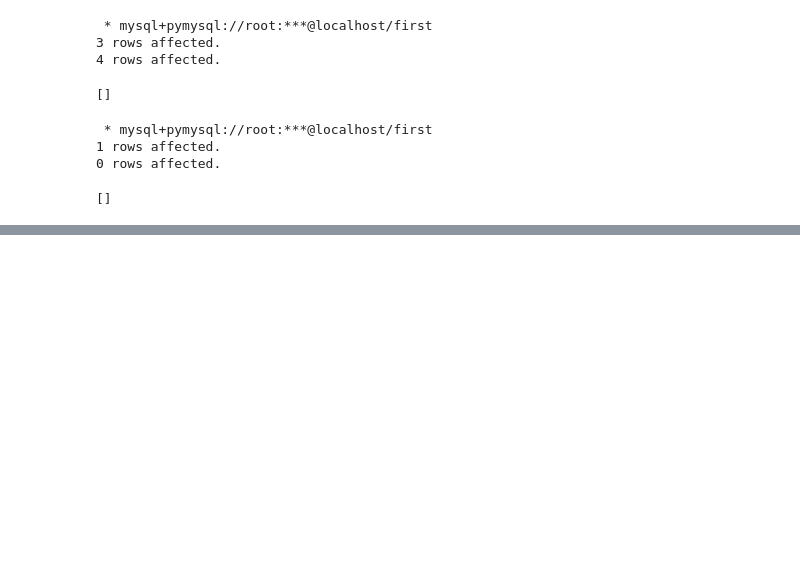
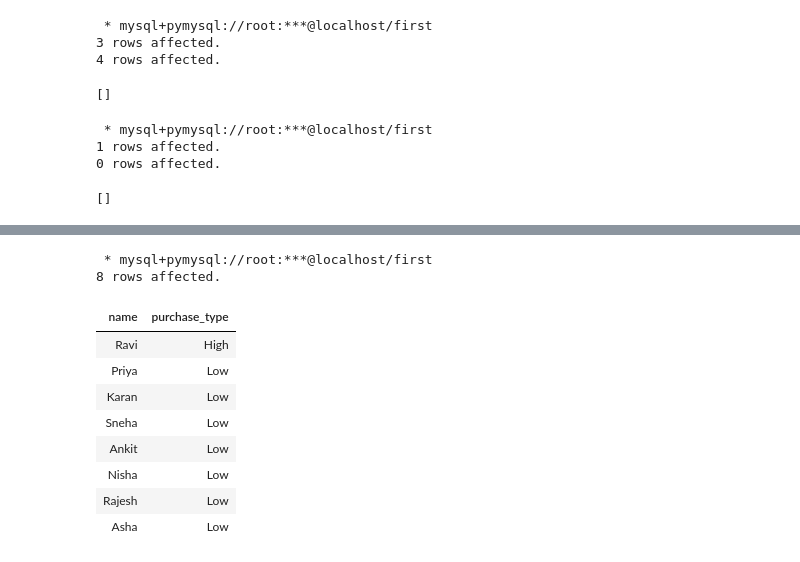
Before and after one commit to PushpalathaSK/AI_Practice, a Jupyter notebook: practice.ipynb, the cells around one changed output, grey strips where cells are left out. Saved outputs shown, nothing was run; the diff lists cells and outputs as text; code cells hidden in the pictures; blank space fills up the shorter version.

```diff
--- a/practice.ipynb
+++ b/practice.ipynb
@@ -381,0 +518,18 @@ SHOW INDEX FROM employees;
+# %%
+%%sql
+SELECT
+    name,
+    IF(amount > 20000, 'High', 'Low') AS purchase_type
+FROM Customer;
+# %% [output]
+ * mysql+pymysql://root:***@localhost/first
+8 rows affected.
+| name | purchase_type |
+| Ravi | High |
+| Priya | Low |
+| Karan | Low |
+| Sneha | Low |
+| Ankit | Low |
+| Nisha | Low |
+| Rajesh | Low |
+| Asha | Low |
```
Also changed, not shown: parts of 14 cells of this notebook.
